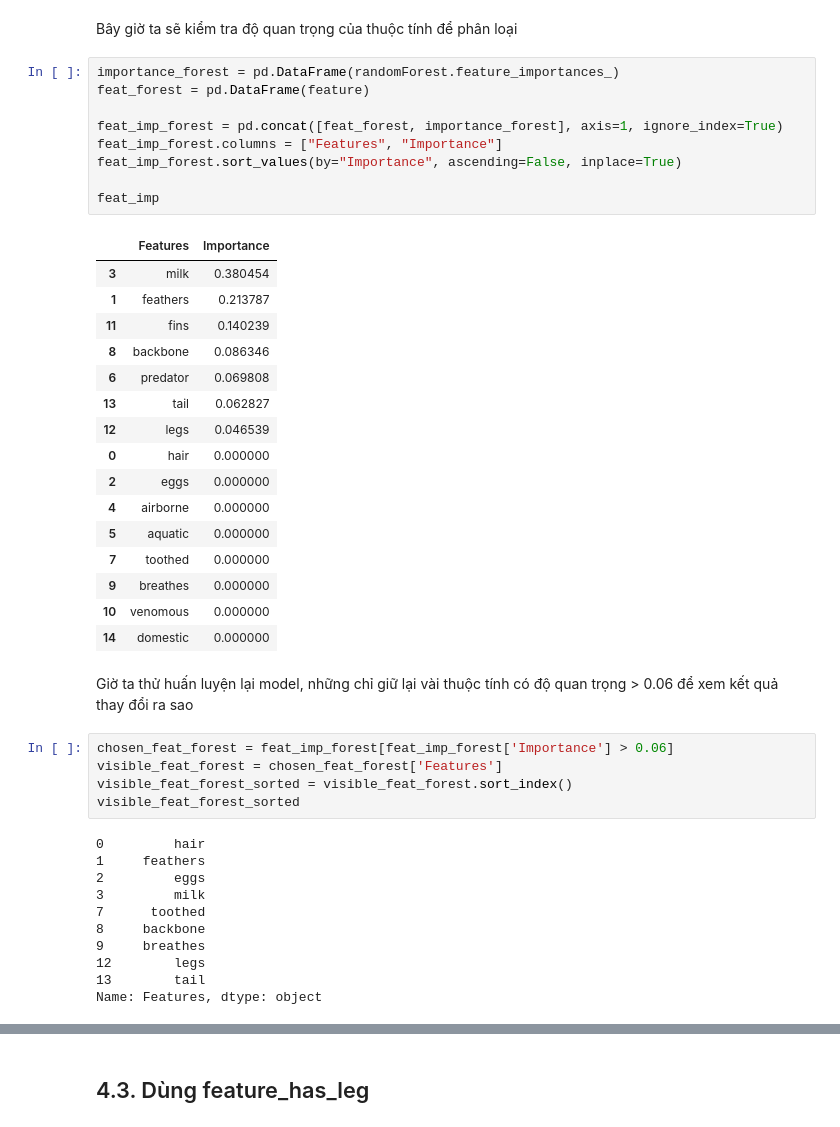
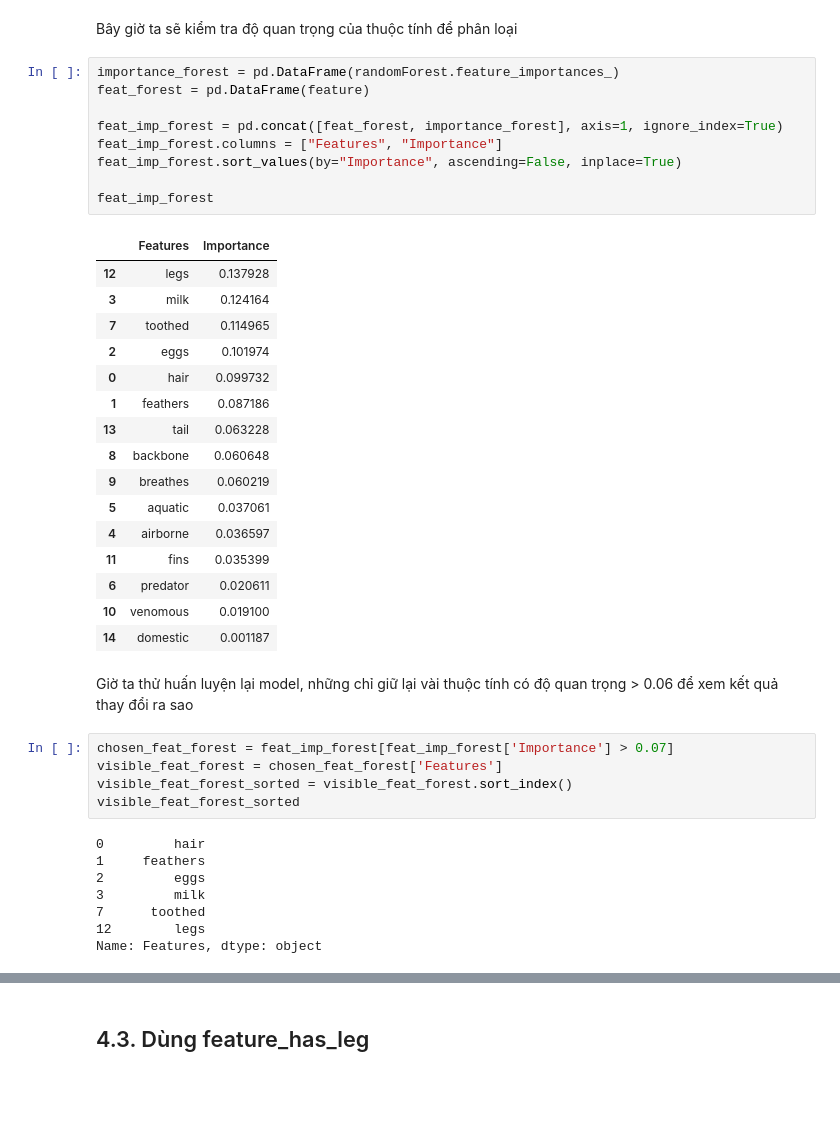
Before and after one commit to haibkhn/C4_Mining, a Jupyter notebook: Nhom14_FinalProject.ipynb, the cells around one changed output, grey strips where cells are left out. Saved outputs shown, nothing was run; the diff lists cells and outputs as text; blank space fills up the shorter version.

```diff
--- a/Nhom14_FinalProject.ipynb
+++ b/Nhom14_FinalProject.ipynb
@@ -630,33 +630,33 @@ Bây giờ ta sẽ kiểm tra độ quan trọng của thuộc tính để phân
 # %%
 importance_forest = pd.DataFrame(randomForest.feature_importances_)
 feat_forest = pd.DataFrame(feature)
 
 feat_imp_forest = pd.concat([feat_forest, importance_forest], axis=1, ignore_index=True)
 feat_imp_forest.columns = ["Features", "Importance"]
 feat_imp_forest.sort_values(by="Importance", ascending=False, inplace=True)
 
-feat_imp
+feat_imp_forest
 # %% [output]
 |  | Features | Importance |
-| 3 | milk | 0.380454 |
-| 1 | feathers | 0.213787 |
-| 11 | fins | 0.140239 |
-| 8 | backbone | 0.086346 |
-| 6 | predator | 0.069808 |
-| 13 | tail | 0.062827 |
-| 12 | legs | 0.046539 |
-| 0 | hair | 0.000000 |
-| 2 | eggs | 0.000000 |
-| 4 | airborne | 0.000000 |
-| 5 | aquatic | 0.000000 |
-| 7 | toothed | 0.000000 |
-| 9 | breathes | 0.000000 |
-| 10 | venomous | 0.000000 |
-| 14 | domestic | 0.000000 |
+| 12 | legs | 0.137928 |
+| 3 | milk | 0.124164 |
+| 7 | toothed | 0.114965 |
+| 2 | eggs | 0.101974 |
+| 0 | hair | 0.099732 |
+| 1 | feathers | 0.087186 |
+| 13 | tail | 0.063228 |
+| 8 | backbone | 0.060648 |
+| 9 | breathes | 0.060219 |
+| 5 | aquatic | 0.037061 |
+| 4 | airborne | 0.036597 |
+| 11 | fins | 0.035399 |
+| 6 | predator | 0.020611 |
+| 10 | venomous | 0.019100 |
+| 14 | domestic | 0.001187 |
 # %% [markdown]
 Giờ ta thử huấn luyện lại model, những chỉ giữ lại vài thuộc tính có độ quan trọng > 0.06 để xem kết quả thay đổi ra sao
 # %%
-chosen_feat_forest = feat_imp_forest[feat_imp_forest['Importance'] > 0.06]
+chosen_feat_forest = feat_imp_forest[feat_imp_forest['Importance'] > 0.07]
 visible_feat_forest = chosen_feat_forest['Features']
 visible_feat_forest_sorted = visible_feat_forest.sort_index()
 visible_feat_forest_sorted
@@ -666,10 +666,7 @@ visible_feat_forest_sorted
 2         eggs
 3         milk
 7      toothed
-8     backbone
-9     breathes
 12        legs
-13        tail
 Name: Features, dtype: object
 # %%
 X_imp_forest = dataset[visible_feat_forest_sorted]
```
Also changed, not shown: parts of 7 cells of this notebook.
